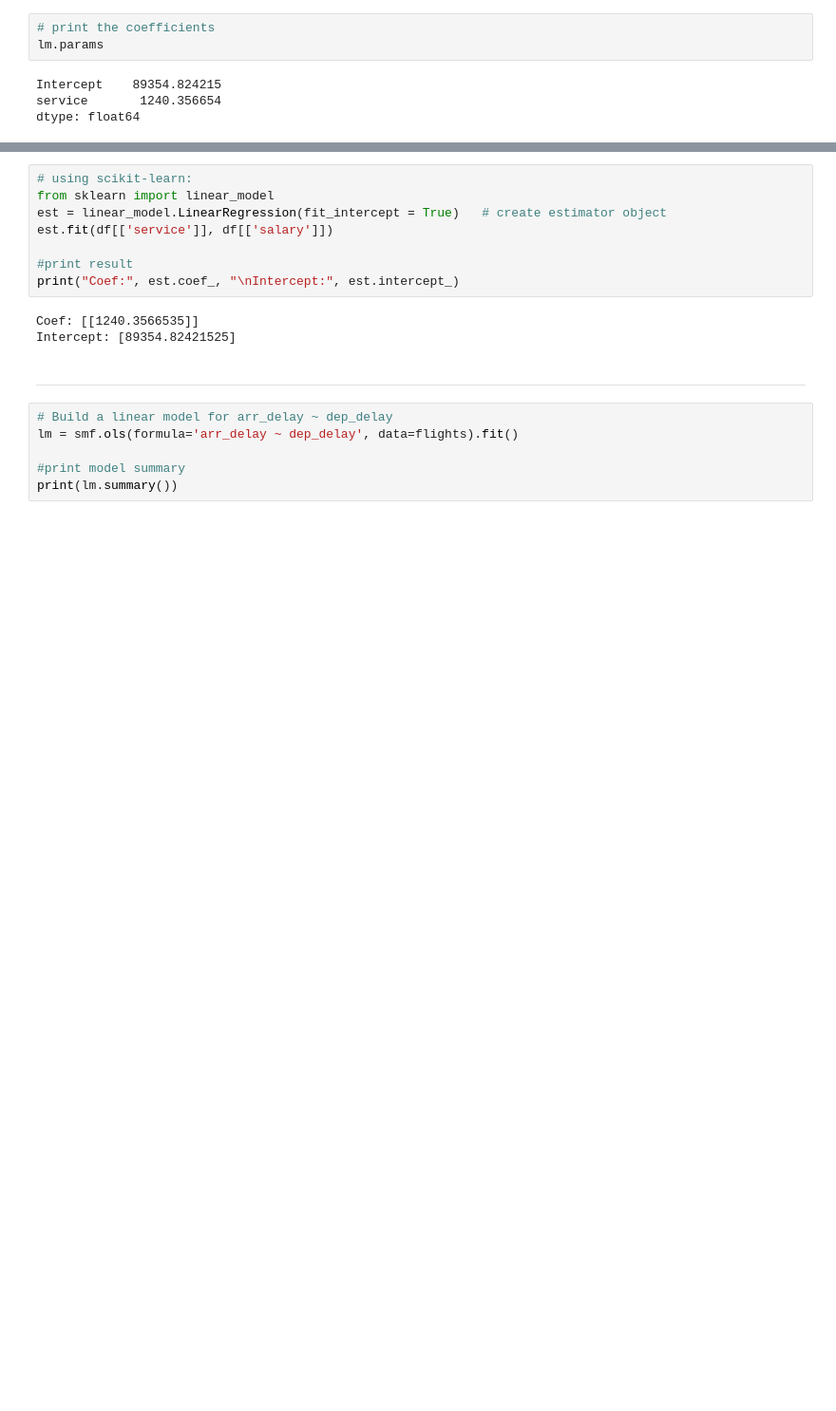
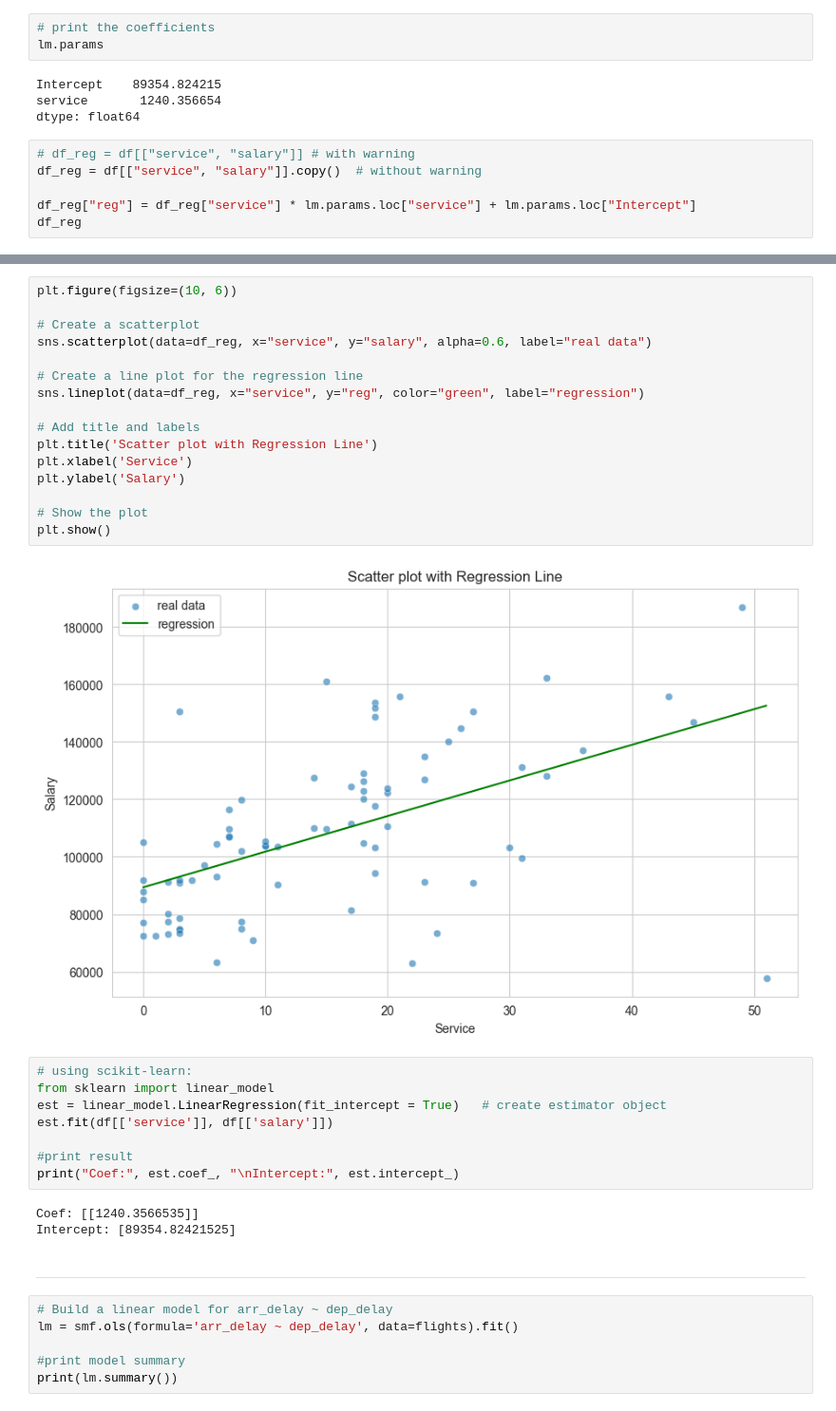
Before and after one commit to aerosadegh/AdvancedPythonTopics, a Jupyter notebook: topics/05-data-manipulation/01-quick-review.ipynb, the cells around one changed output, grey strips where cells are left out. Shown at 95% size. Cells and saved outputs as stored; diff of their text form; blank space fills up the shorter version.

```diff
--- a/topics/05-data-manipulation/01-quick-review.ipynb
+++ b/topics/05-data-manipulation/01-quick-review.ipynb
@@ -803,3 +803,9 @@ lm.params
 Intercept    89354.824215
 service       1240.356654
 dtype: float64
+# %%
+# df_reg = df[["service", "salary"]] # with warning
+df_reg = df[["service", "salary"]].copy()  # without warning
+
+df_reg["reg"] = df_reg["service"] * lm.params.loc["service"] + lm.params.loc["Intercept"]
+df_reg
@@ -806,3 +826,21 @@ dtype: float64
+# %%
+plt.figure(figsize=(10, 6))
+
+# Create a scatterplot
+sns.scatterplot(data=df_reg, x="service", y="salary", alpha=0.6, label="real data")
+
+# Create a line plot for the regression line
+sns.lineplot(data=df_reg, x="service", y="reg", color="green", label="regression")
+
+# Add title and labels
+plt.title('Scatter plot with Regression Line')
+plt.xlabel('Service')
+plt.ylabel('Salary')
+
+# Show the plot
+plt.show()
+# %% [output]
+[figure, added]
 # %%
 # using scikit-learn:
 from sklearn import linear_model
```
Also changed, not shown: parts of 5 cells of this notebook.
